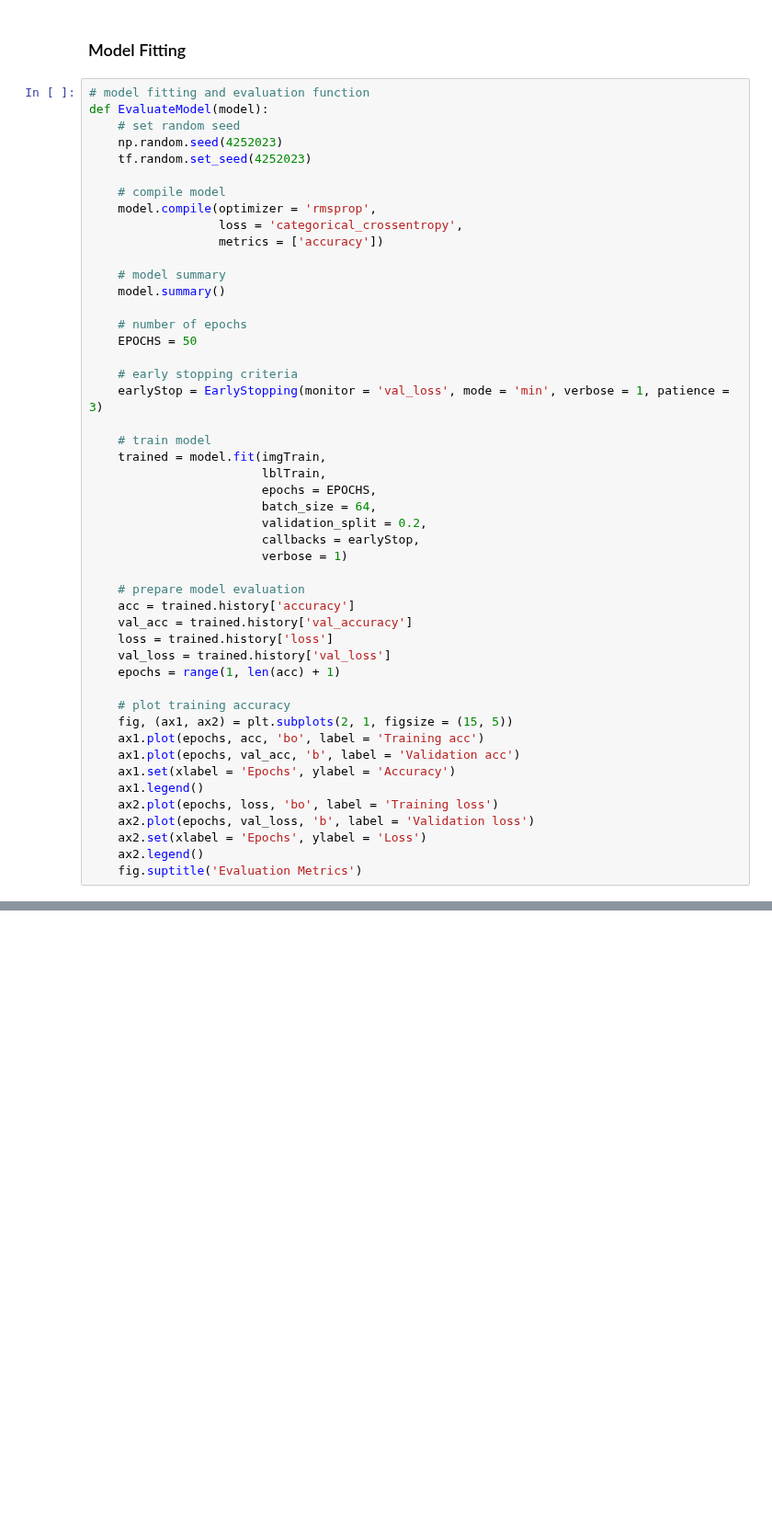
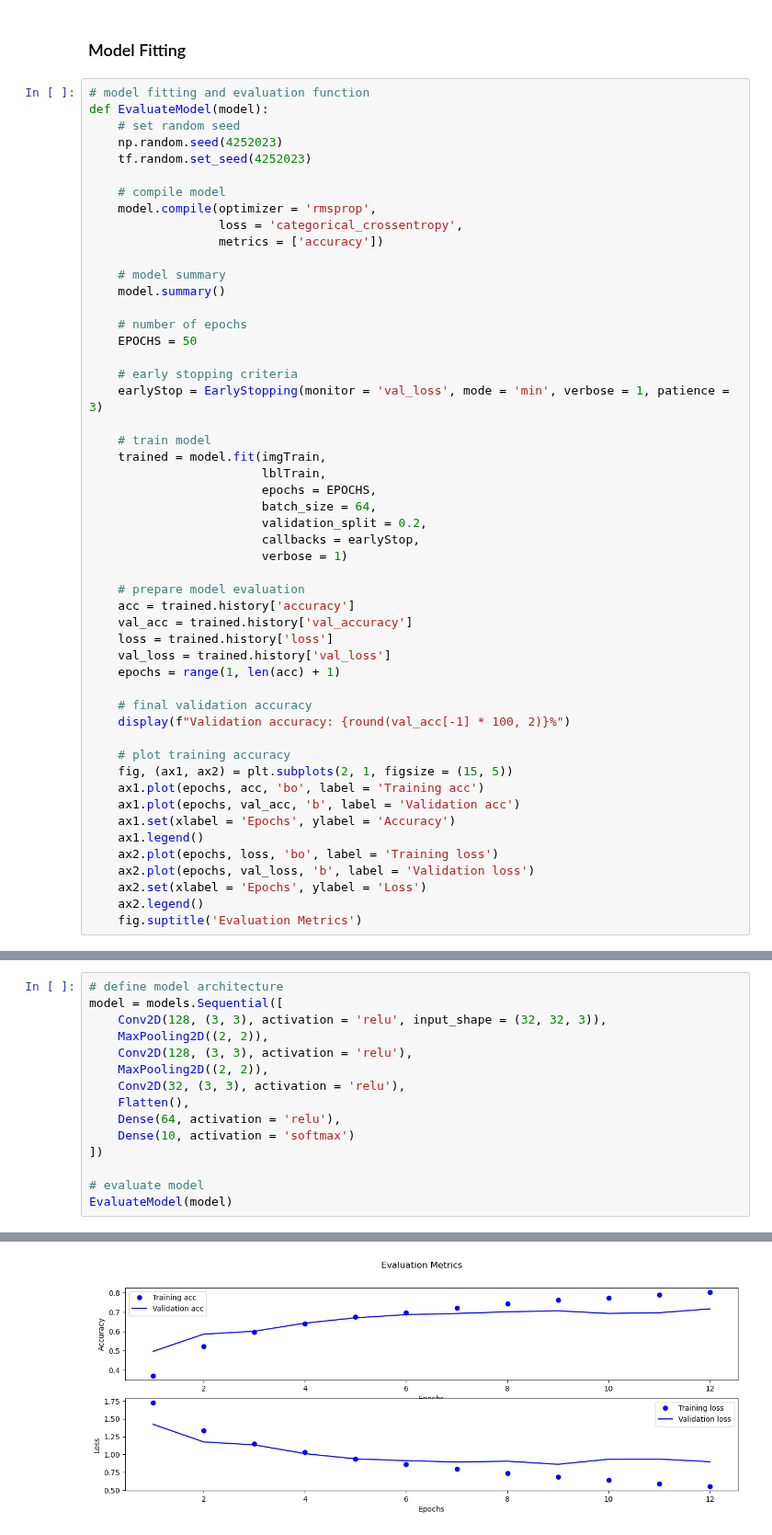
Before and after one commit to akiehl2000/STAA578_Homework, a Jupyter notebook: Homework 3/homework3.ipynb, the cells around one changed output, grey strips where cells are left out. Shown at 92% size. Drawn from its saved outputs; the diff is of its cells as text; blank space fills up the shorter version.

Commit message:
Add validation accurzcy to eval function and several CNNs

```diff
--- a/Homework 3/homework3.ipynb
+++ b/Homework 3/homework3.ipynb
@@ -83,6 +83,9 @@ def EvaluateModel(model):
     val_loss = trained.history['val_loss']
     epochs = range(1, len(acc) + 1)
 
+    # final validation accuracy
+    display(f"Validation accuracy: {round(val_acc[-1] * 100, 2)}%")
+
     # plot training accuracy
     fig, (ax1, ax2) = plt.subplots(2, 1, figsize = (15, 5))
     ax1.plot(epochs, acc, 'bo', label = 'Training acc')
@@ -158,3 +162,19 @@ Epoch 16/50
 625/625 [==============================] - 9s 15ms/step - loss: 0.6591 - accuracy: 0.7693 - val_loss: 0.9246 - val_accuracy: 0.6955
 Epoch 16: early stopping
 [figure]
+# %%
+# define model architecture
+model = models.Sequential([
+    Conv2D(128, (3, 3), activation = 'relu', input_shape = (32, 32, 3)),
+    MaxPooling2D((2, 2)),
+    Conv2D(128, (3, 3), activation = 'relu'),
+    MaxPooling2D((2, 2)),
+    Conv2D(32, (3, 3), activation = 'relu'),
+    Flatten(),
+    Dense(64, activation = 'relu'),
+    Dense(10, activation = 'softmax')
+])
+
+# evaluate model
+EvaluateModel(model)
+# %% [output]
@@ -160,0 +198 @@ Epoch 16: early stopping
+[figure, added]
```
Also changed, not shown: parts of 4 cells of this notebook.
